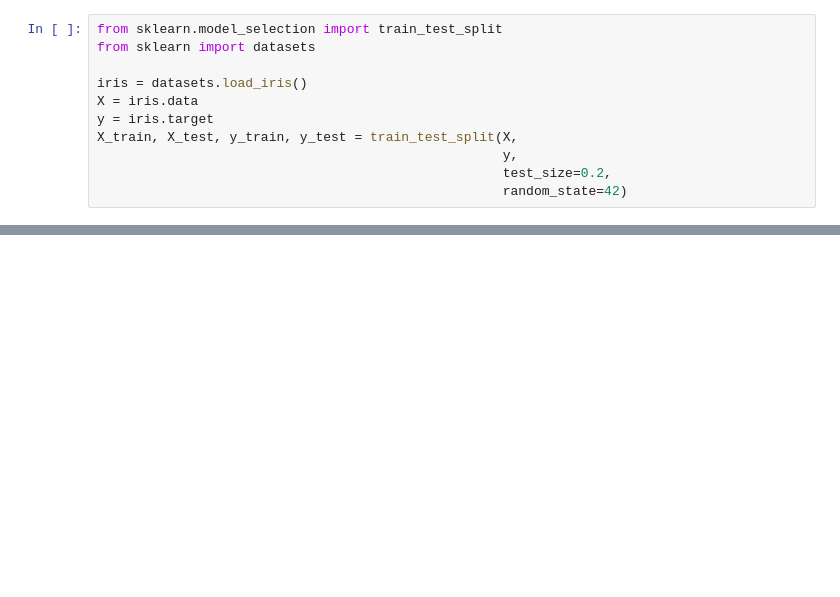
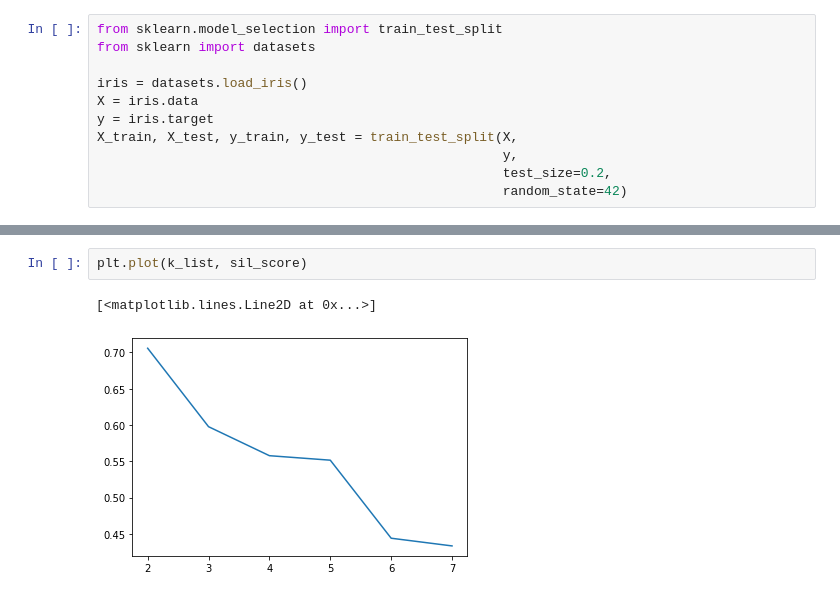
Before and after one commit to Jaraiz91/Javier_Araiz_TheBridge, a Jupyter notebook: week10_ML_competition_pca_kmeans/day3_unsupervised_PCA_kmeans/unsupervised_learning/exercise/unsupervised_complete.ipynb, the cells around one changed output, grey strips where cells are left out. Saved outputs shown, nothing was run; the diff lists cells and outputs as text; blank space fills up the shorter version.

```diff
--- a/week10_ML_competition_pca_kmeans/day3_unsupervised_PCA_kmeans/unsupervised_learning/exercise/unsupervised_complete.ipynb
+++ b/week10_ML_competition_pca_kmeans/day3_unsupervised_PCA_kmeans/unsupervised_learning/exercise/unsupervised_complete.ipynb
@@ -29,0 +72,5 @@ x_pca =
+# %%
+plt.plot(k_list, sil_score)
+# %% [output]
+[<matplotlib.lines.Line2D at 0x...>]
+[figure, added]
```
Also changed, not shown: parts of 46 cells of this notebook, 1 other file.
